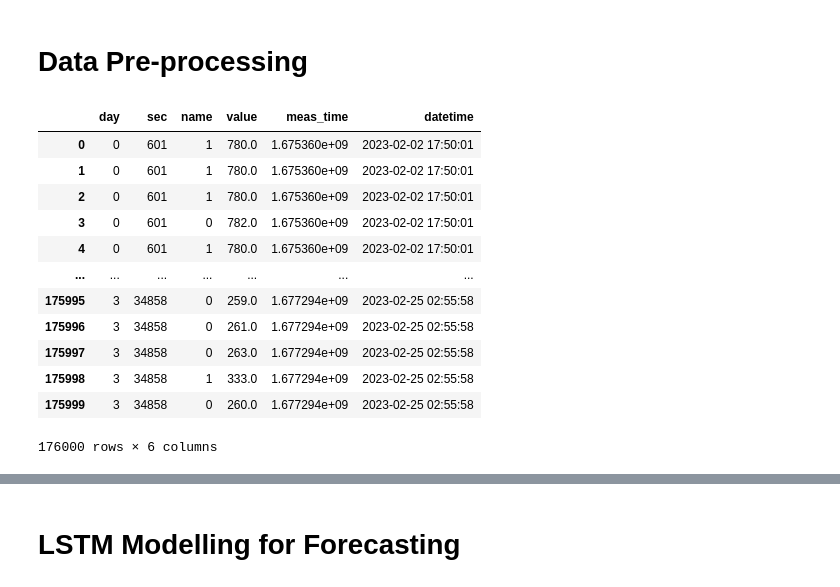
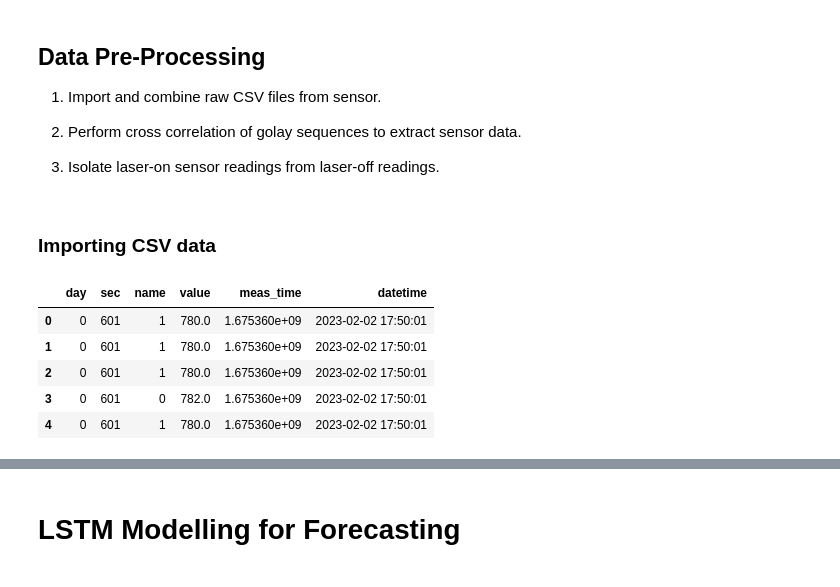
Before and after one commit to wFairmanOlin/Biomass, a Jupyter notebook: prediction/LSTM.ipynb, the cells around one changed output, grey strips where cells are left out. Saved outputs shown, nothing was run; the diff lists cells and outputs as text; code cells hidden in the pictures.

```diff
--- a/prediction/LSTM.ipynb
+++ b/prediction/LSTM.ipynb
@@ -13,5 +17,11 @@ import time
 import os
 import re
 # %% [markdown]
-# Data Pre-processing
+## Data Pre-Processing
+
+1. Import and combine raw CSV files from sensor.
+
+1. Perform cross correlation of golay sequences to extract sensor data.
+
+1. Isolate laser-on sensor readings from laser-off readings.
 # %%
@@ -39,3 +92,5 @@ def preprocessing(df, start_time_str):
+# %% [markdown]
+### Importing CSV data
 # %%
 folder = "../data/02_23/"
 #get sub folders with data and sort by ascending date
@@ -56,19 +111,12 @@ for file in files:
     df_dum = preprocessing(pd.read_csv(path), start_time)
     df = pd.concat([df, df_dum], ignore_index=True)
 # %%
-df
+df.head()
 # %% [output]
 |  | day | sec | name | value | meas_time | datetime |
 | 0 | 0 | 601 | 1 | 780.0 | 1.675360e+09 | 2023-02-02 17:50:01 |
 | 1 | 0 | 601 | 1 | 780.0 | 1.675360e+09 | 2023-02-02 17:50:01 |
 | 2 | 0 | 601 | 1 | 780.0 | 1.675360e+09 | 2023-02-02 17:50:01 |
 | 3 | 0 | 601 | 0 | 782.0 | 1.675360e+09 | 2023-02-02 17:50:01 |
 | 4 | 0 | 601 | 1 | 780.0 | 1.675360e+09 | 2023-02-02 17:50:01 |
-| ... | ... | ... | ... | ... | ... | ... |
-| 175995 | 3 | 34858 | 0 | 259.0 | 1.677294e+09 | 2023-02-25 02:55:58 |
-| 175996 | 3 | 34858 | 0 | 261.0 | 1.677294e+09 | 2023-02-25 02:55:58 |
-| 175997 | 3 | 34858 | 0 | 263.0 | 1.677294e+09 | 2023-02-25 02:55:58 |
-| 175998 | 3 | 34858 | 1 | 333.0 | 1.677294e+09 | 2023-02-25 02:55:58 |
-| 175999 | 3 | 34858 | 0 | 260.0 | 1.677294e+09 | 2023-02-25 02:55:58 |
-176000 rows × 6 columns
 # %% [markdown]
```
Also changed, not shown: parts of 8 cells of this notebook.
